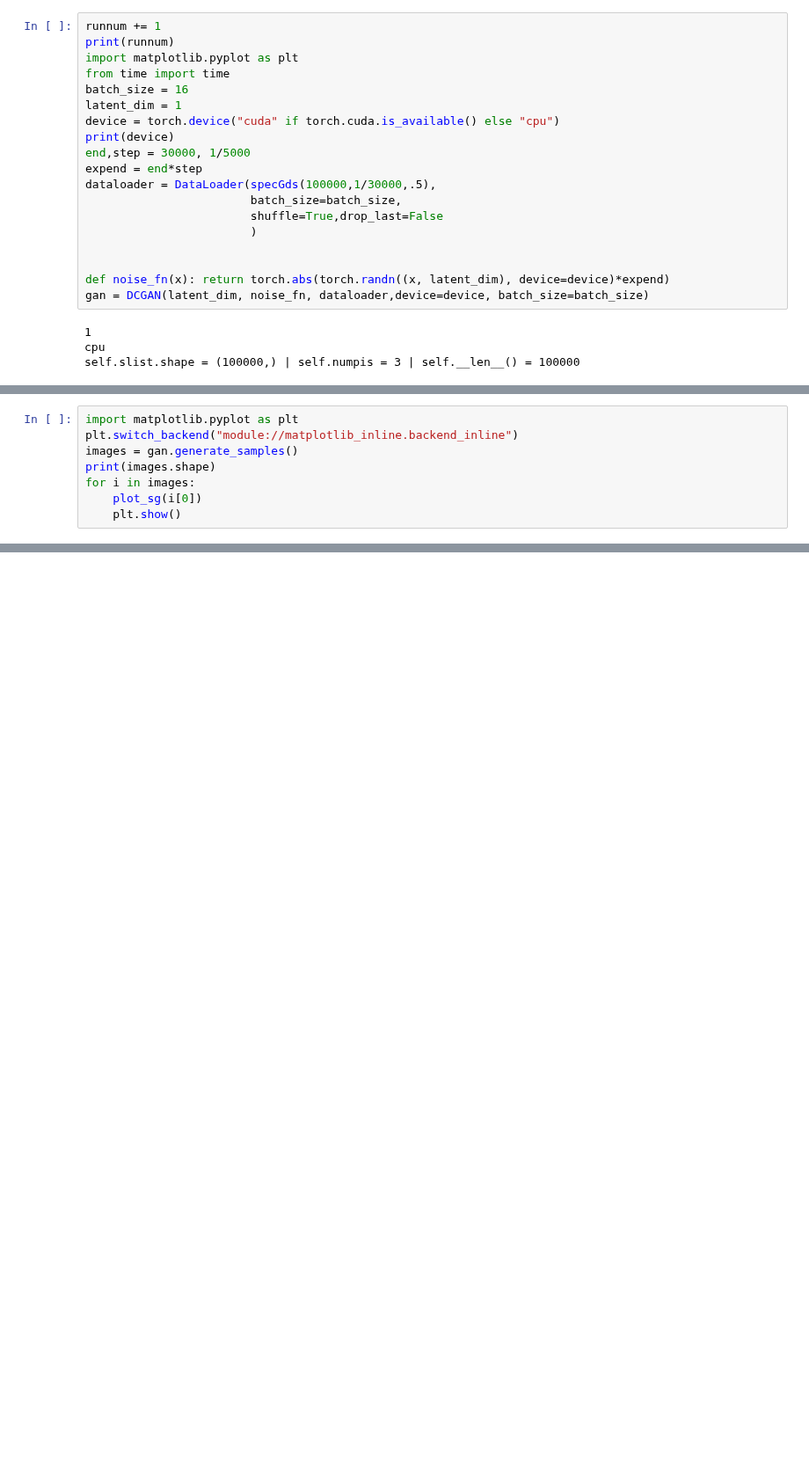
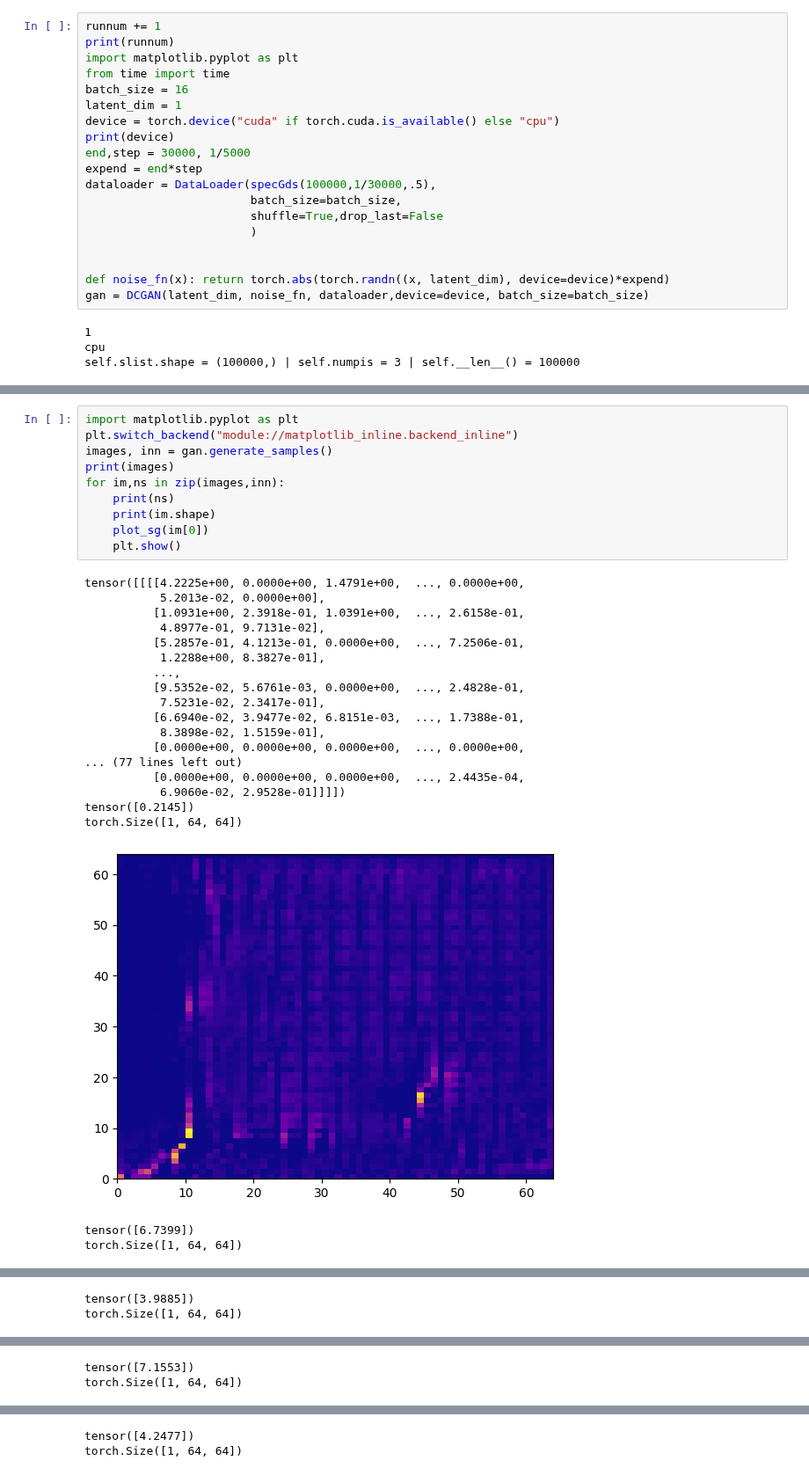
Before and after one commit to aashraychegu/testing_grounds, a Jupyter notebook: ready/gan_test.ipynb, the cells around one changed output, grey strips where cells are left out. Shown at 88% size. Saved outputs shown, nothing was run; the diff lists cells and outputs as text; blank space fills up the shorter version.

```diff
--- a/ready/gan_test.ipynb
+++ b/ready/gan_test.ipynb
@@ -421,8 +424,31 @@ for i,v in zip(images,vec):
 # %%
 import matplotlib.pyplot as plt
 plt.switch_backend("module://matplotlib_inline.backend_inline")
-images = gan.generate_samples()
-print(images.shape)
-for i in images:
-    plot_sg(i[0])
+images, inn = gan.generate_samples()
+print(images)
+for im,ns in zip(images,inn):
+    print(ns)
+    print(im.shape)
+    plot_sg(im[0])
     plt.show()
+# %% [output]
+tensor([[[[4.2225e+00, 0.0000e+00, 1.4791e+00,  ..., 0.0000e+00,
+           5.2013e-02, 0.0000e+00],
+          [1.0931e+00, 2.3918e-01, 1.0391e+00,  ..., 2.6158e-01,
+           4.8977e-01, 9.7131e-02],
+          [5.2857e-01, 4.1213e-01, 0.0000e+00,  ..., 7.2506e-01,
+           1.2288e+00, 8.3827e-01],
+          ...,
+          [9.5352e-02, 5.6761e-03, 0.0000e+00,  ..., 2.4828e-01,
+           7.5231e-02, 2.3417e-01],
+          [6.6940e-02, 3.9477e-02, 6.8151e-03,  ..., 1.7388e-01,
+           8.3898e-02, 1.5159e-01],
+          [0.0000e+00, 0.0000e+00, 0.0000e+00,  ..., 0.0000e+00,
+... (77 lines left out)
+          [0.0000e+00, 0.0000e+00, 0.0000e+00,  ..., 2.4435e-04,
+           6.9060e-02, 2.9528e-01]]]])
+tensor([0.2145])
+torch.Size([1, 64, 64])
+[figure, added]
+tensor([6.7399])
+torch.Size([1, 64, 64])
@@ -428,0 +456,2 @@ for i in images:
+tensor([3.9885])
+torch.Size([1, 64, 64])
@@ -428,0 +459,2 @@ for i in images:
+tensor([7.1553])
+torch.Size([1, 64, 64])
@@ -428,0 +462,2 @@ for i in images:
+tensor([4.2477])
+torch.Size([1, 64, 64])
```
Also changed, not shown: parts of 2 cells of this notebook.
